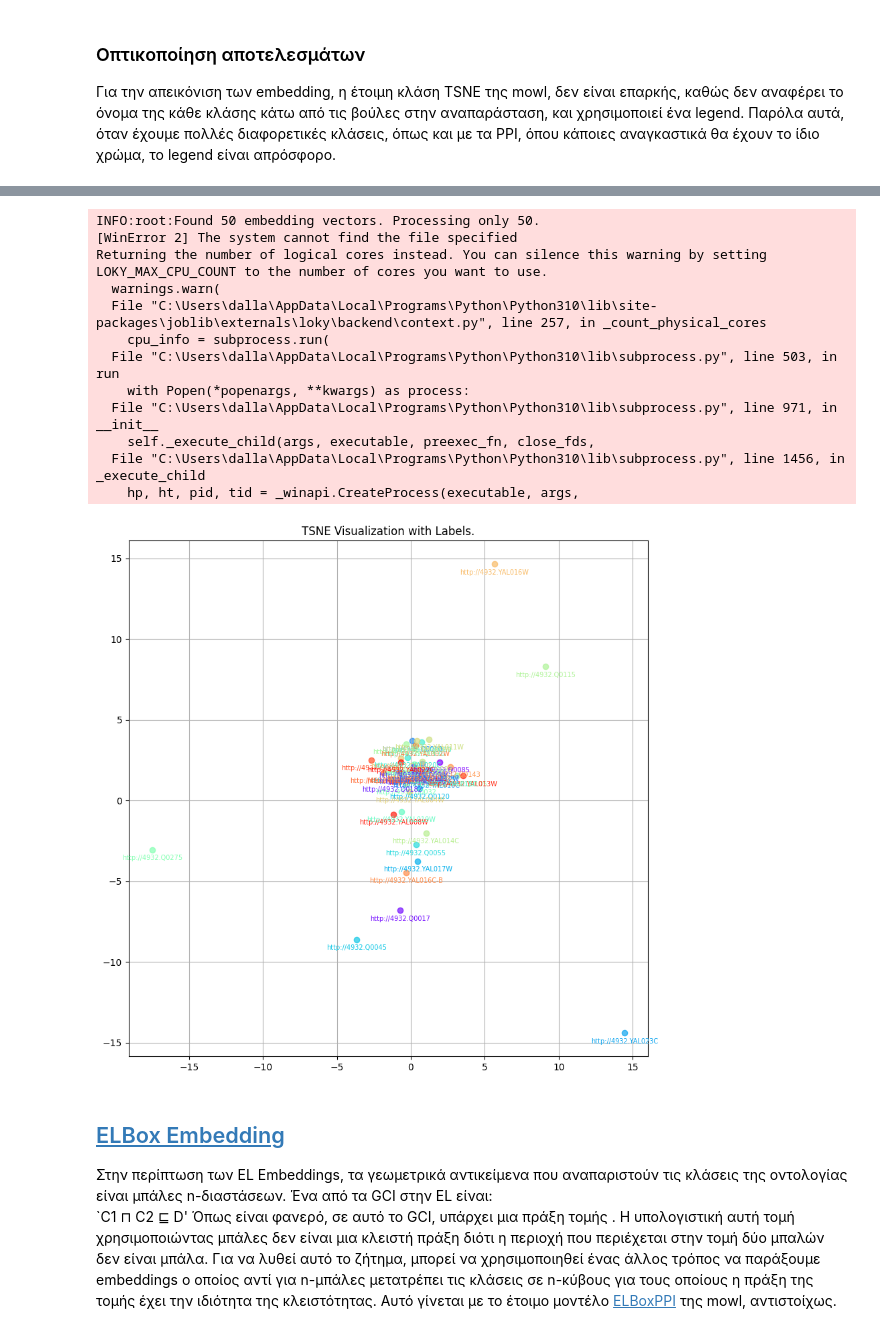
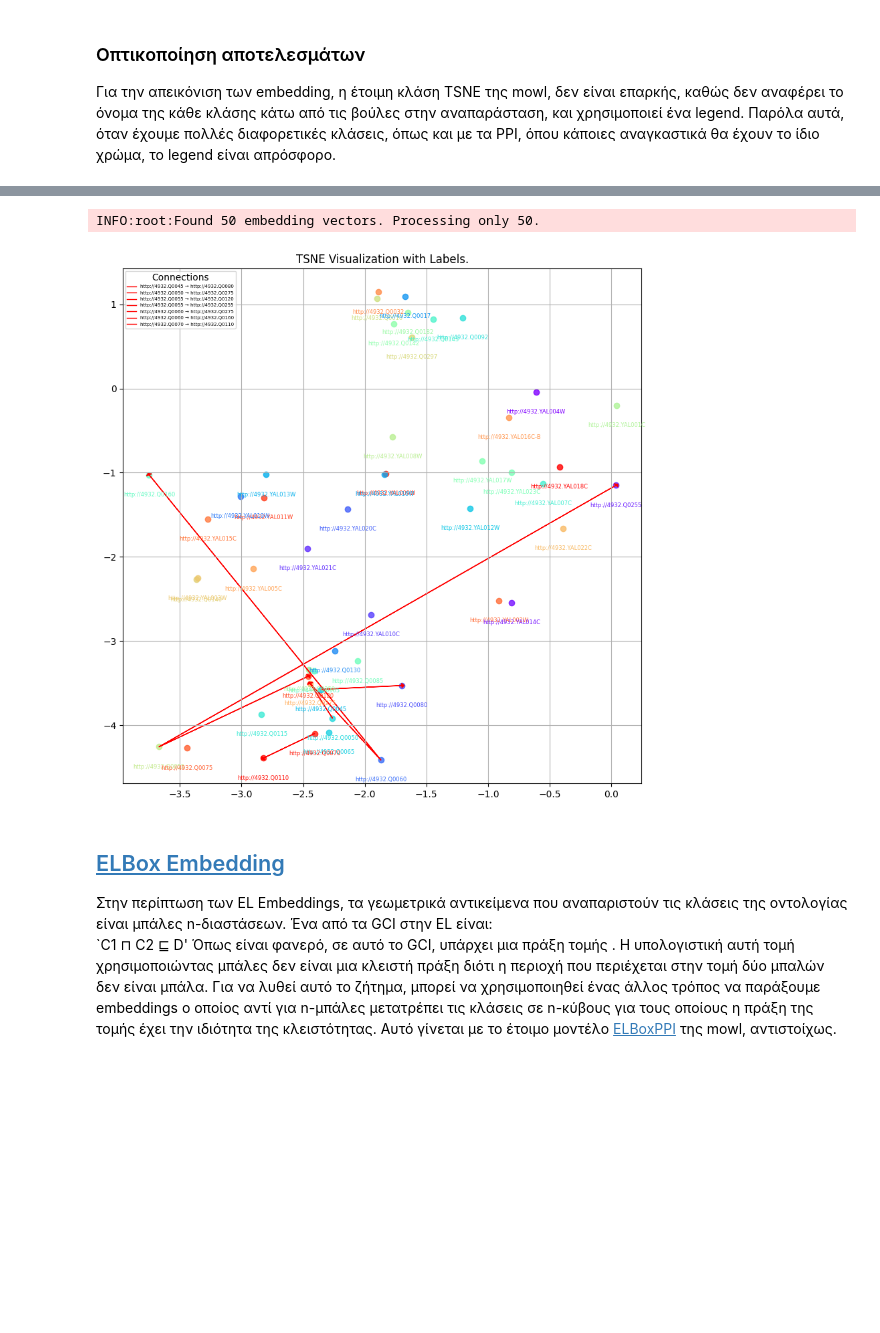
Before and after one commit to dallasGeorge/MachineLearningOnKnowledgeGraphs, a Jupyter notebook: mowlExample.ipynb, the cells around one changed output, grey strips where cells are left out. Saved outputs shown, nothing was run; the diff lists cells and outputs as text; code cells hidden in the pictures; blank space fills up the shorter version.

```diff
--- a/mowlExample.ipynb
+++ b/mowlExample.ipynb
@@ -222,53 +348,56 @@ print(data1)
 # %%
-
+from matplotlib.lines import Line2D
 import matplotlib.pyplot as plt
 from mowl.visualization import TSNE
 
 class CustomTSNE(TSNE):
     def show(self, figsize=(10, 10), alpha=0.5, fontsize=9):
 
         points = self.points
         labels = self.labels
+        labels = list(labels)
 
         if points is None:
             raise ValueError("You need to call generate_points() first.")
 
         plt.figure(figsize=figsize)
-
+        arrow_handles = []  # Λίστα για τα αντικείμενα legend
         for i, label in enumerate(labels):
             #color = label_to_color[label]
             color = self.class_color_dict[label]
-            plt.scatter(points[i, 0], points[i, 1], color=color, alpha=0.7) #alpha= opacity
-            plt.text(points[i, 0], points[i, 1] - 0.3, label, fontsize=7,  #fontisze = label size
+            plt.scatter(points[i, 0], points[i, 1], color=color, alpha=0.8) #alpha= opacity
+            plt.text(points[i, 0], points[i, 1] - 0.2, label, fontsize=6,  #fontisze = label size
                      ha='center', va='top', color=color)                    #  points[i,1]-0.3 = change -0.3 to make the label go lower or higher
+        for (start, end) in correct_found:
+            if start in labels and end in labels:
+                i, j = labels.index(start), labels.index(end)
+                plt.arrow(points[i, 0], points[i, 1],
+                        points[j, 0] - points[i, 0], points[j, 1] - points[i, 1],
+                        head_width=0.05, head_length=0.02, fc='red', ec='red', alpha=1)
+
+                arrow_handles.append(Line2D([0], [0], color='red', lw=1, label=f"{start} → {end}"))
+        # Προσθήκη legend μόνο αν υπάρχουν βέλη
+        if arrow_handles:
+            plt.legend(handles=arrow_handles, loc='upper left', fontsize=5, title="Connections")
+
+
 
         plt.title("TSNE Visualization with Labels.")
         plt.grid(True)
         plt.show()
 
 
 
 class_embeddings = model.class_embeddings #dict με ονόματα κλάσεων δλδ προτεινών και το αντίστοιχο embedding τους.
-#για το plot χρησιμοποιούνται τα 50 πρώτα classes
+
 limited_class_embeddings = dict(list(model.class_embeddings.items())[:50])
 res = dict((k,k) for k,v in limited_class_embeddings.items())
 tsne = CustomTSNE(limited_class_embeddings, res) #εργαλείο για μείωση των διαστάσεων σε 2, για λόγους οπτικοποίησης
-tsne.generate_points(250, workers=4)
+tsne.generate_points(500, workers=4)
 tsne.show()
 # %% [output]
 INFO:root:Found 50 embedding vectors. Processing only 50.
-[WinError 2] The system cannot find the file specified
-Returning the number of logical cores instead. You can silence this warning by setting LOKY_MAX_CPU_COUNT to the number of cores you want to use.
-  warnings.warn(
-  File "C:\Users\dalla\AppData\Local\Programs\Python\Python310\lib\site-packages\joblib\externals\loky\backend\context.py", line 257, in _count_physical_cores
-    cpu_info = subprocess.run(
-  File "C:\Users\dalla\AppData\Local\Programs\Python\Python310\lib\subprocess.py", line 503, in run
-    with Popen(*popenargs, **kwargs) as process:
-  File "C:\Users\dalla\AppData\Local\Programs\Python\Python310\lib\subprocess.py", line 971, in __init__
-    self._execute_child(args, executable, preexec_fn, close_fds,
-  File "C:\Users\dalla\AppData\Local\Programs\Python\Python310\lib\subprocess.py", line 1456, in _execute_child
-    hp, ht, pid, tid = _winapi.CreateProcess(executable, args,
-[figure, old version]
+[figure, new version]
 # %% [markdown]
 ## [ELBox Embedding](https://mowl.readthedocs.io/en/latest/examples/elmodels/plot_2_elboxembeddings.html#sphx-glr-examples-elmodels-plot-2-elboxembeddings-py)
 Στην περίπτωση των EL Embeddings, τα γεωμετρικά αντικείμενα που αναπαριστούν τις κλάσεις της οντολογίας είναι μπάλες n-διαστάσεων. Ένα από τα GCI στην EL είναι: <br>
```
Also changed, not shown: parts of 11 cells of this notebook.
